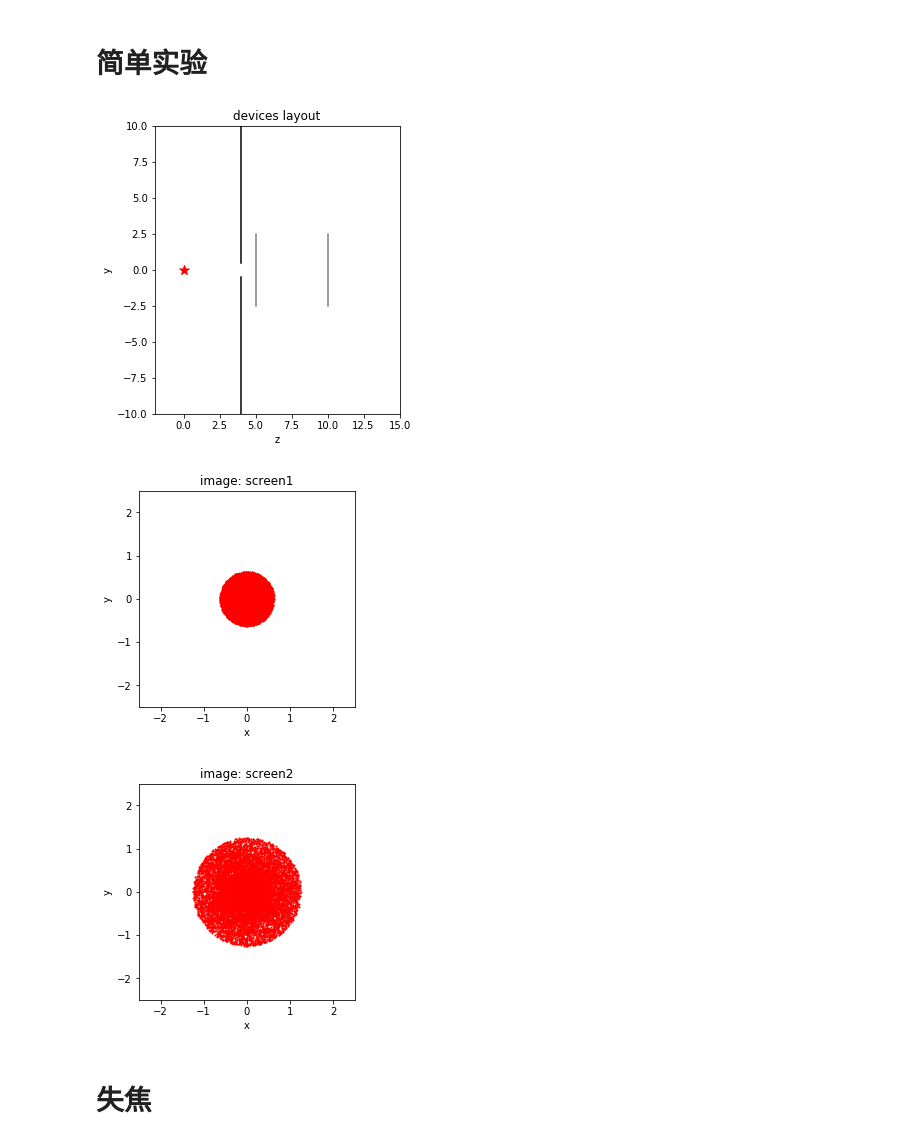
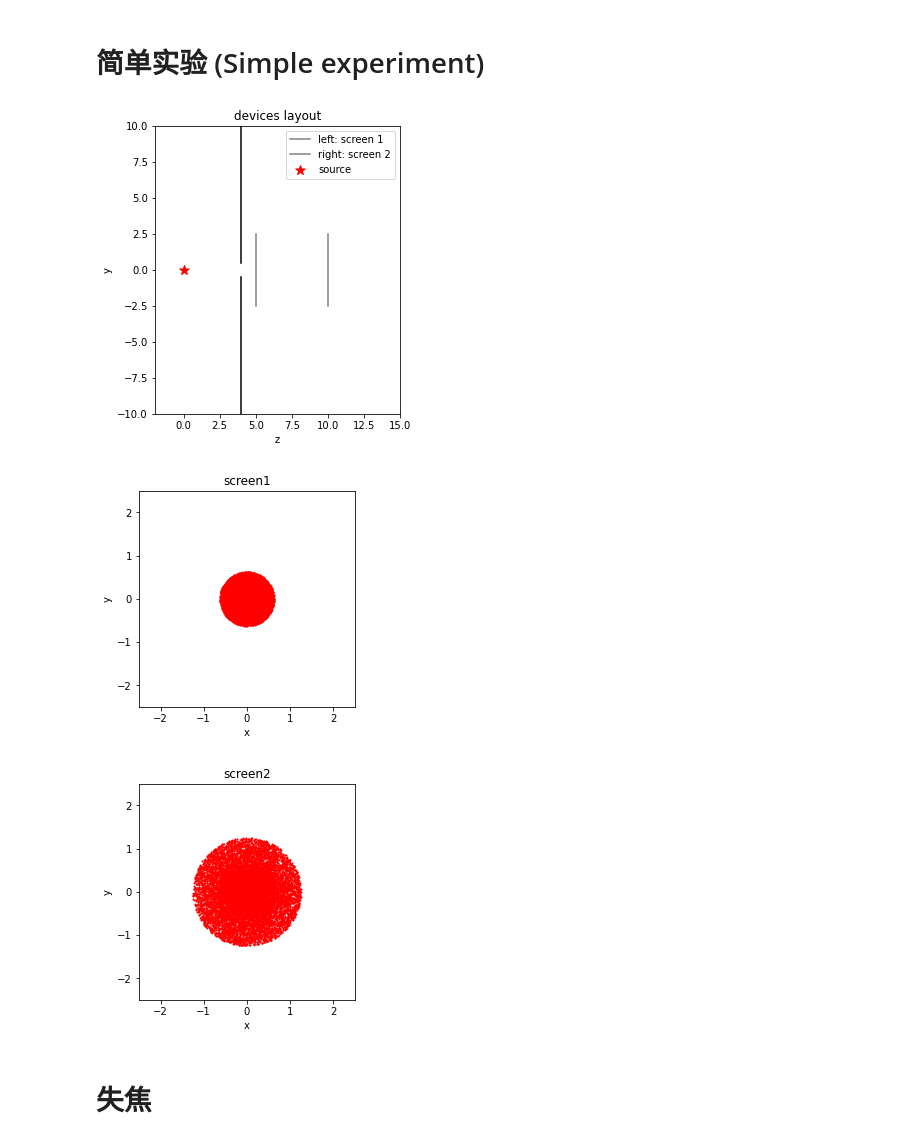
Before and after one commit to lhprojects/blog, a Jupyter notebook: JupyterNotebooks/SimpleRayTracing.ipynb, the cells around one changed output. Cells and saved outputs as stored; diff of their text form; code cells hidden in the pictures.

Commit message:
update for label of SimpleRayTracing

```diff
--- a/JupyterNotebooks/SimpleRayTracing.ipynb
+++ b/JupyterNotebooks/SimpleRayTracing.ipynb
@@ -826,26 +830,26 @@ class System:
 # %% [markdown]
-# 简单实验
+# 简单实验 (Simple experiment)
 # %%
 theta=np.arctan(0.5/4)+0.1
-source=PointSource(x=0, y=0, z=0, theta=1,color="red")
-screen1=Screen(x=0, y=0, z=5, w=5, h=5,color="gray")
-screen2=Screen(x=0, y=0, z=10, w=5, h=5,color="gray")
+source=PointSource(x=0, y=0, z=0, theta=1, color="red", label="source")
+screen1=Screen(x=0, y=0, z=5, w=5, h=5, color="gray", label="left: screen 1")
+screen2=Screen(x=0, y=0, z=10, w=5, h=5, color="gray", label="right: screen 2")
 diaphragm=CircularDiaphragm(zc=4, radius=0.5)
 
 sys=System(color="white")
 sys.set_source(source)
 sys.add_device(diaphragm)
 sys.add_device(screen1)
 sys.add_device(screen2)
 sys.simulate(100000)
 
 sys.draw_figure(xlim=(-2, 15), ylim= (-10, 10), title="devices layout")
-screen1.draw_image(title="image: screen1")
-screen2.draw_image(title="image: screen2")
+screen1.draw_image(title="screen1")
+screen2.draw_image(title="screen2")
 # %% [output]
-[figure, old version]
+[figure, new version]
-[figure, old version]
+[figure, new version]
-[figure, old version]
+[figure, new version]
 # %% [markdown]
 # 失焦
 # %%
```
Also changed, not shown: parts of 3 cells of this notebook.
